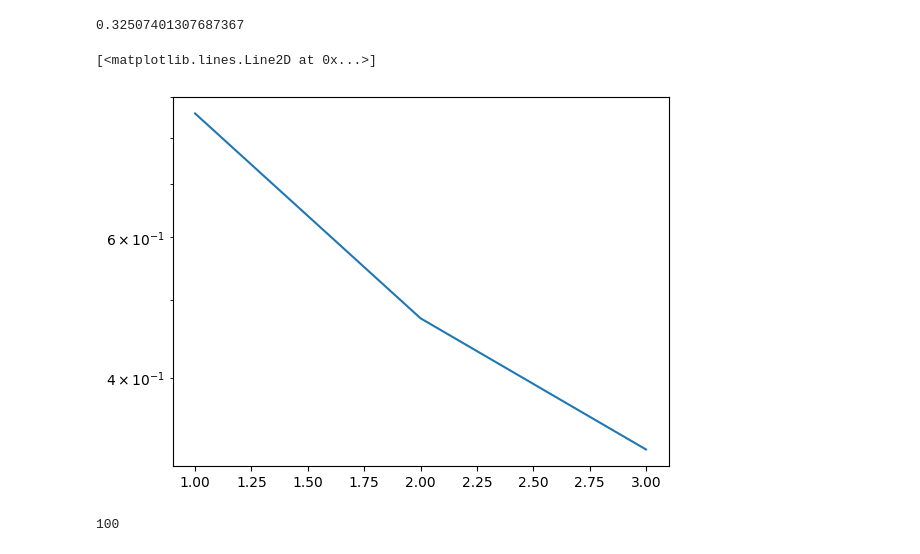
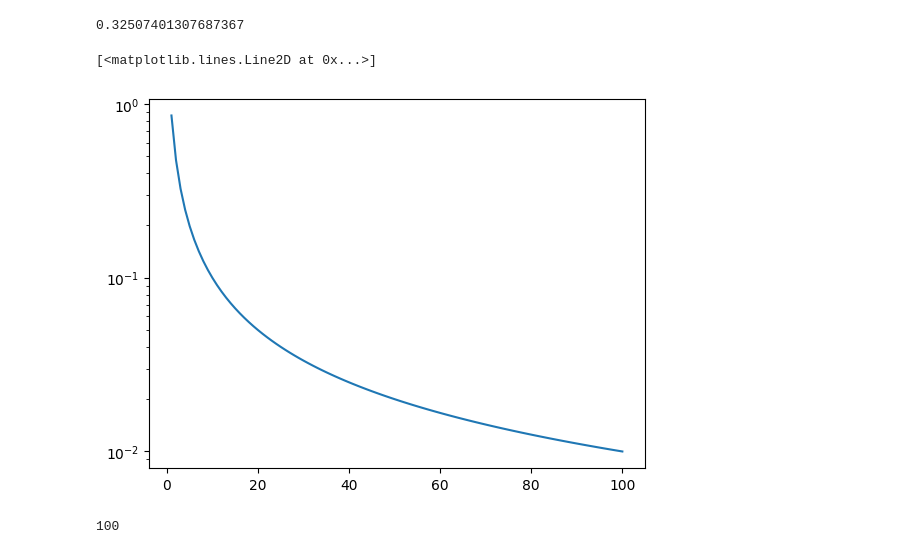
Before and after one commit to kalle6452/PDE, a Jupyter notebook: lab01.ipynb, the cells around one changed output. Drawn from its saved outputs; the diff is of its cells as text; code cells hidden in the pictures.

```diff
--- a/lab01.ipynb
+++ b/lab01.ipynb
@@ -725,7 +733,7 @@ x = 1.0  # assign some value
 j = 0    # index
 s = 0
 sign = 1.0
-N = 3
+N = 50
 lista = []
 while j < N:
     k = 2*j+1
@@ -733,12 +741,12 @@ while j < N:
     s = s + term
     j += 1
     sign = -sign
-    pi_approx = 4*s
-    res = np.abs(pi_approx-np.pi)
+    res = np.abs(np.sin(x)-s)
     lista.append(res)
     print(np.sin(s))
 x = np.linspace(1,N,N)
 plt.semilogy(x,lista)
+#plt.plot(x,lista)
 # %% [output]
 0.8414709848078965
 0.7401768531960371
@@ -792,22 +814,22 @@ print(res)
 # %%
 # plot residual
 import math as mt # importing factorial
 s = 0
-N = 3
+N = 100
 j = 1
 x = np.linspace(j,N,N)
 lista = []
 while j <= N:
     term = ((-1)**(j+1))/(2*j-1)
     s += term
     pi_approx = 4*s
     res = np.abs(pi_approx-np.pi)
     lista.append(res)
     j += 1
 plt.semilogy(x,lista)
 # %% [output]
 [<matplotlib.lines.Line2D at 0x...>]
-[figure, old version]
+[figure, new version]
 # %%
 # Find smallest N
 # b)
```
Also changed, not shown: parts of 10 cells of this notebook.
